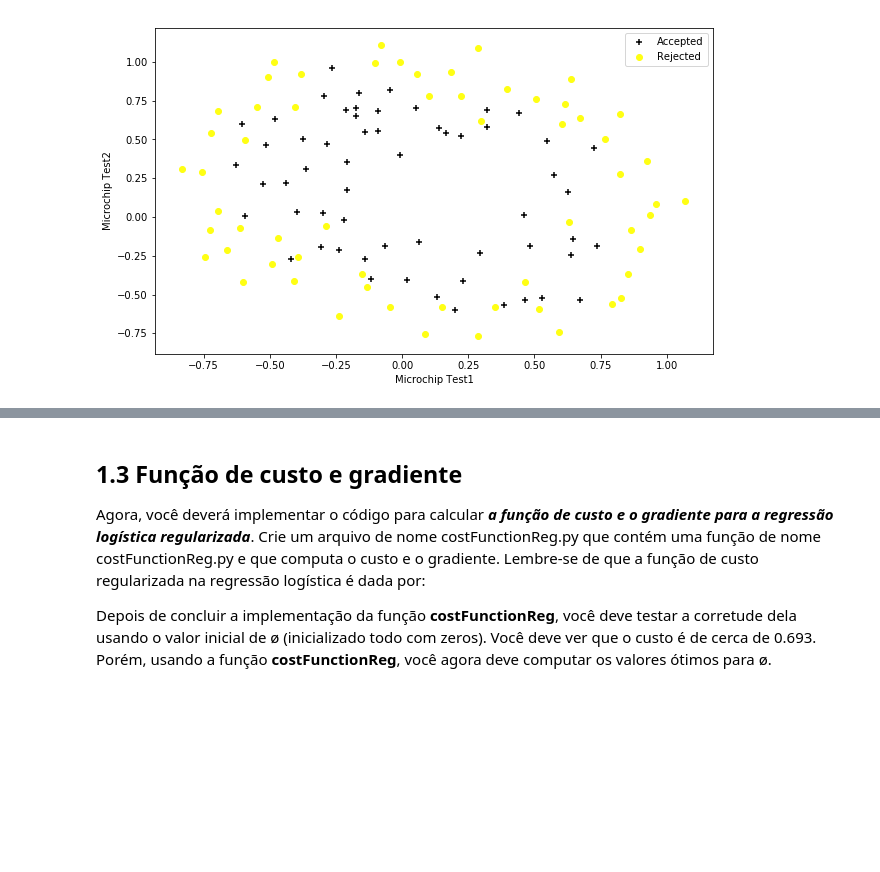
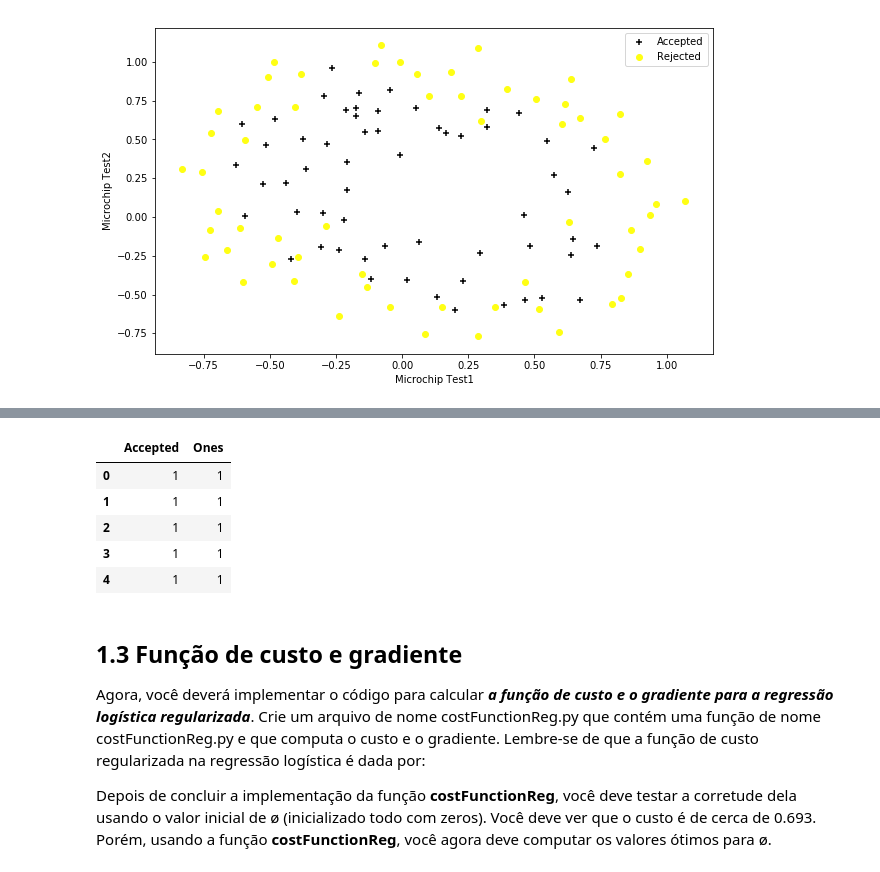
Before and after one commit to gassantos/ML4Edatics, a Jupyter notebook: Relatório de Aprendizado de Máquina - Trabalho 02.ipynb, the cells around one changed output, grey strips where cells are left out. Saved outputs shown, nothing was run; the diff lists cells and outputs as text; code cells hidden in the pictures; blank space fills up the shorter version.

```diff
--- a/Relatório de Aprendizado de Máquina - Trabalho 02.ipynb
+++ b/Relatório de Aprendizado de Máquina - Trabalho 02.ipynb
@@ -140,3 +142,25 @@ def mapFeature(X) :
+# %%
+degree = 5
+x1 = data2['Test 1']
+x2 = data2['Test 2']
+
+data2.insert(3, 'Ones', 1)
+
+for i in range(1, degree):
+    for j in range(0, i):
+        df['X' + str(i) + str(j)] = np.power(x1, i-j) * np.power(x2, j)
+
+data2.drop('Test 1', axis=1, inplace=True)
+data2.drop('Test 2', axis=1, inplace=True)
+
+data2.head()
+# %% [output]
+|  | Accepted | Ones |
+| 0 | 1 | 1 |
+| 1 | 1 | 1 |
+| 2 | 1 | 1 |
+| 3 | 1 | 1 |
+| 4 | 1 | 1 |
 # %% [markdown]
 ## 1.3 Função de custo e gradiente
 
```
Also changed, not shown: parts of 23 cells of this notebook, 5 other files.
